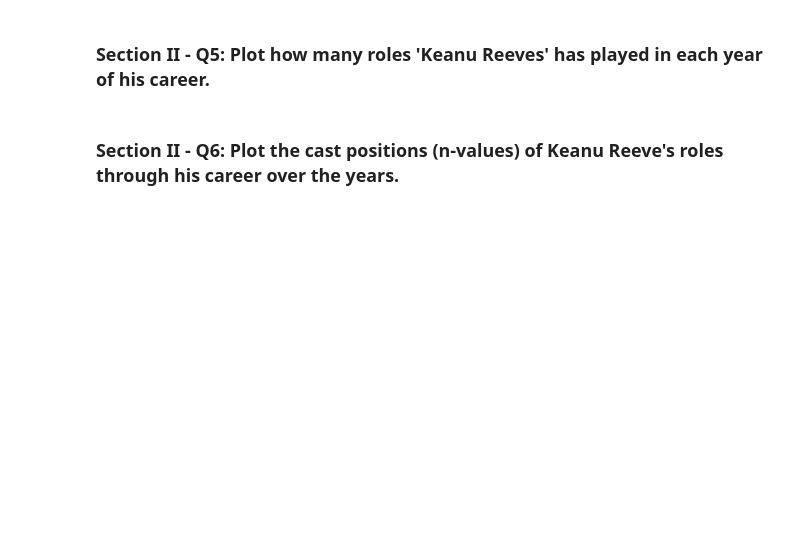
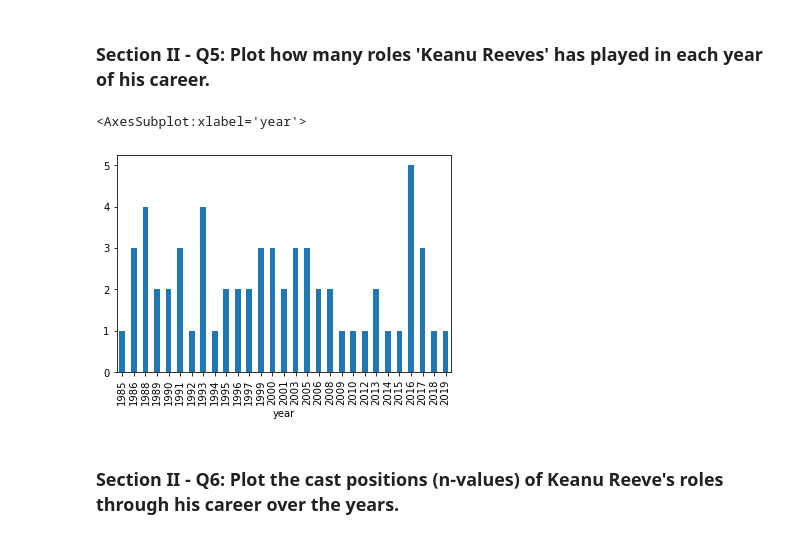
Before and after one commit to tharsoma/mec-mini-projects, a Jupyter notebook: mec-5.3.10-data-wranging-with-pandas-mini-project/Mini_Project_Data_Wrangling_Pandas.ipynb, the cells around one changed output. Drawn from its saved outputs; the diff is of its cells as text; code cells hidden in the pictures; blank space fills up the shorter version.

```diff
--- a/mec-5.3.10-data-wranging-with-pandas-mini-project/Mini_Project_Data_Wrangling_Pandas.ipynb
+++ b/mec-5.3.10-data-wranging-with-pandas-mini-project/Mini_Project_Data_Wrangling_Pandas.ipynb
@@ -405,4 +417,12 @@ himself_df.name.value_counts().head(10).plot(kind = 'bar')
 # %% [markdown]
 ### Section II - Q5: Plot how many roles 'Keanu Reeves' has played in each year of his career.
+# %%
+keanu_reeves_df = cast[cast.name.str.contains("Keanu Reeves",case=False)]
+keanu_ree_roles = keanu_reeves_df.groupby('year').count()
+
+keanu_ree_roles.character.plot(kind = 'bar')
+# %% [output]
+<AxesSubplot:xlabel='year'>
+[figure, added]
 # %% [markdown]
 ### Section II - Q6: Plot the cast positions (n-values) of Keanu Reeve's roles through his career over the years.
```
Also changed, not shown: parts of 14 cells of this notebook.
